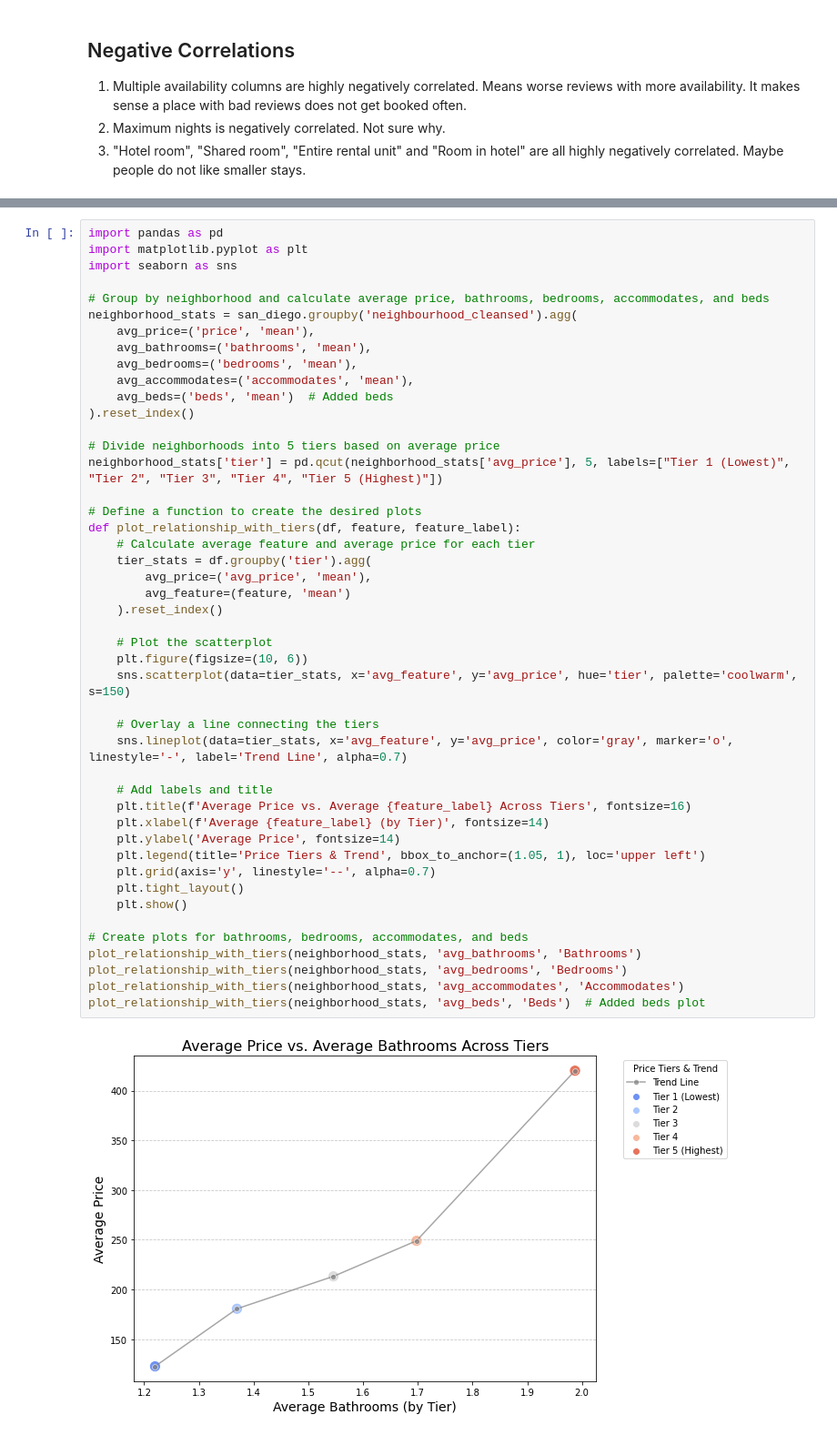
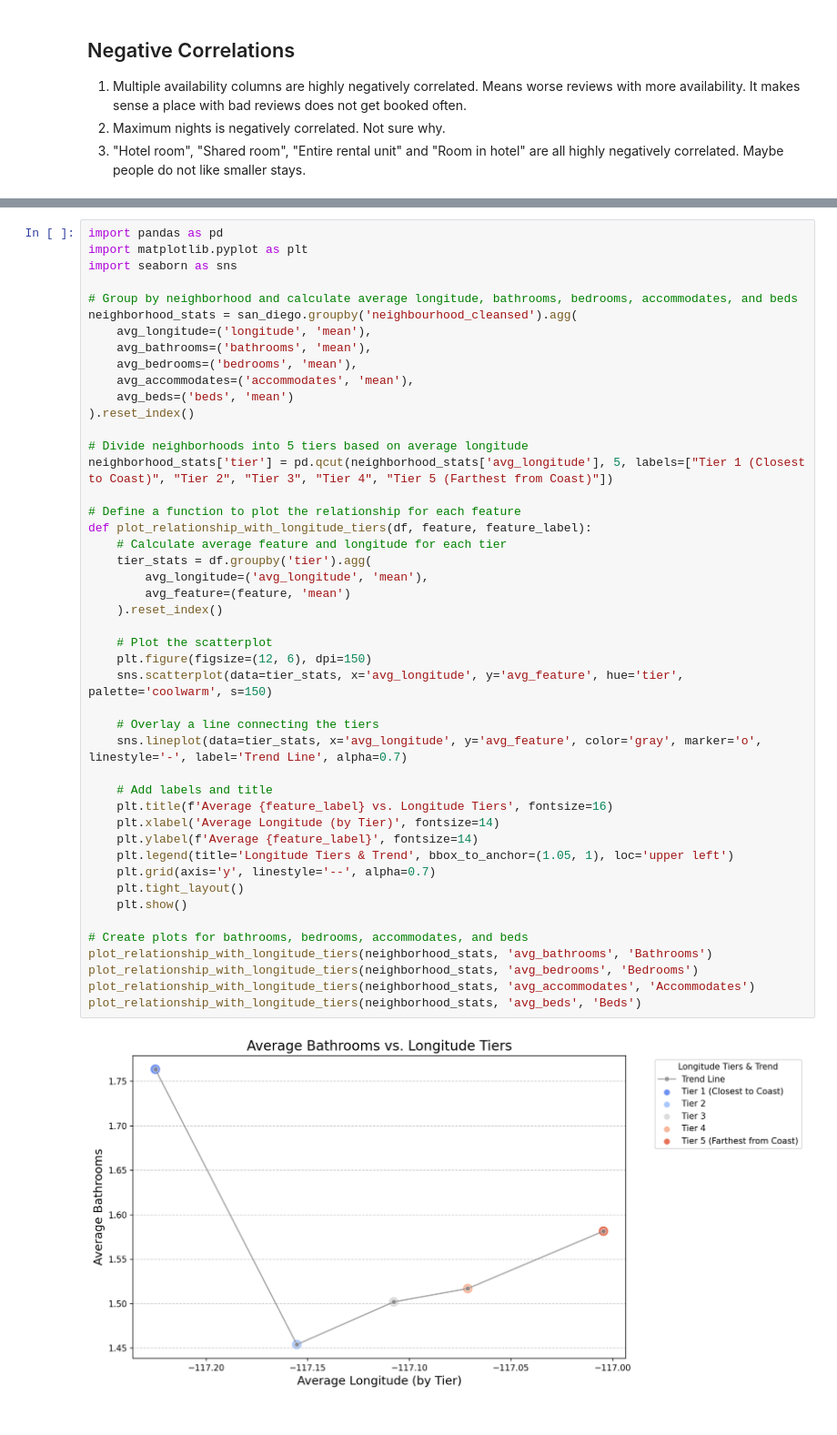
Before and after one commit to yahmad3495/ece-143-final-project, a Jupyter notebook: finding_trends_vis.ipynb, the cells around one changed output, grey strips where cells are left out. Shown at 91% size. Drawn from its saved outputs; the diff is of its cells as text.

```diff
--- a/finding_trends_vis.ipynb
+++ b/finding_trends_vis.ipynb
@@ -278,48 +401,48 @@ Name: neighbourhood_cleansed, dtype: object
 # %%
 import pandas as pd
 import matplotlib.pyplot as plt
 import seaborn as sns
 
-# Group by neighborhood and calculate average price, bathrooms, bedrooms, accommodates, and beds
+# Group by neighborhood and calculate average longitude, bathrooms, bedrooms, accommodates, and beds
 neighborhood_stats = san_diego.groupby('neighbourhood_cleansed').agg(
-    avg_price=('price', 'mean'),
+    avg_longitude=('longitude', 'mean'),
     avg_bathrooms=('bathrooms', 'mean'),
     avg_bedrooms=('bedrooms', 'mean'),
     avg_accommodates=('accommodates', 'mean'),
-    avg_beds=('beds', 'mean')  # Added beds
+    avg_beds=('beds', 'mean')
 ).reset_index()
 
-# Divide neighborhoods into 5 tiers based on average price
-neighborhood_stats['tier'] = pd.qcut(neighborhood_stats['avg_price'], 5, labels=["Tier 1 (Lowest)", "Tier 2", "Tier 3", "Tier 4", "Tier 5 (Highest)"])
+# Divide neighborhoods into 5 tiers based on average longitude
+neighborhood_stats['tier'] = pd.qcut(neighborhood_stats['avg_longitude'], 5, labels=["Tier 1 (Closest to Coast)", "Tier 2", "Tier 3", "Tier 4", "Tier 5 (Farthest from Coast)"])
 
-# Define a function to create the desired plots
-def plot_relationship_with_tiers(df, feature, feature_label):
-    # Calculate average feature and average price for each tier
+# Define a function to plot the relationship for each feature
+def plot_relationship_with_longitude_tiers(df, feature, feature_label):
+    # Calculate average feature and longitude for each tier
     tier_stats = df.groupby('tier').agg(
-        avg_price=('avg_price', 'mean'),
+        avg_longitude=('avg_longitude', 'mean'),
         avg_feature=(feature, 'mean')
     ).reset_index()
 
     # Plot the scatterplot
-    plt.figure(figsize=(10, 6))
-    sns.scatterplot(data=tier_stats, x='avg_feature', y='avg_price', hue='tier', palette='coolwarm', s=150)
+    plt.figure(figsize=(12, 6), dpi=150)
+    sns.scatterplot(data=tier_stats, x='avg_longitude', y='avg_feature', hue='tier', palette='coolwarm', s=150)
 
     # Overlay a line connecting the tiers
-    sns.lineplot(data=tier_stats, x='avg_feature', y='avg_price', color='gray', marker='o', linestyle='-', label='Trend Line', alpha=0.7)
+    sns.lineplot(data=tier_stats, x='avg_longitude', y='avg_feature', color='gray', marker='o', linestyle='-', label='Trend Line', alpha=0.7)
 
     # Add labels and title
-    plt.title(f'Average Price vs. Average {feature_label} Across Tiers', fontsize=16)
-    plt.xlabel(f'Average {feature_label} (by Tier)', fontsize=14)
-    plt.ylabel('Average Price', fontsize=14)
-    plt.legend(title='Price Tiers & Trend', bbox_to_anchor=(1.05, 1), loc='upper left')
+    plt.title(f'Average {feature_label} vs. Longitude Tiers', fontsize=16)
+    plt.xlabel('Average Longitude (by Tier)', fontsize=14)
+    plt.ylabel(f'Average {feature_label}', fontsize=14)
+    plt.legend(title='Longitude Tiers & Trend', bbox_to_anchor=(1.05, 1), loc='upper left')
     plt.grid(axis='y', linestyle='--', alpha=0.7)
     plt.tight_layout()
     plt.show()
 
 # Create plots for bathrooms, bedrooms, accommodates, and beds
-plot_relationship_with_tiers(neighborhood_stats, 'avg_bathrooms', 'Bathrooms')
-plot_relationship_with_tiers(neighborhood_stats, 'avg_bedrooms', 'Bedrooms')
-plot_relationship_with_tiers(neighborhood_stats, 'avg_accommodates', 'Accommodates')
-plot_relationship_with_tiers(neighborhood_stats, 'avg_beds', 'Beds')  # Added beds plot
+plot_relationship_with_longitude_tiers(neighborhood_stats, 'avg_bathrooms', 'Bathrooms')
+plot_relationship_with_longitude_tiers(neighborhood_stats, 'avg_bedrooms', 'Bedrooms')
+plot_relationship_with_longitude_tiers(neighborhood_stats, 'avg_accommodates', 'Accommodates')
+plot_relationship_with_longitude_tiers(neighborhood_stats, 'avg_beds', 'Beds')
 # %% [output]
-[figure, old version]
+[figure, new version]
```
Also changed, not shown: parts of 14 cells of this notebook.
